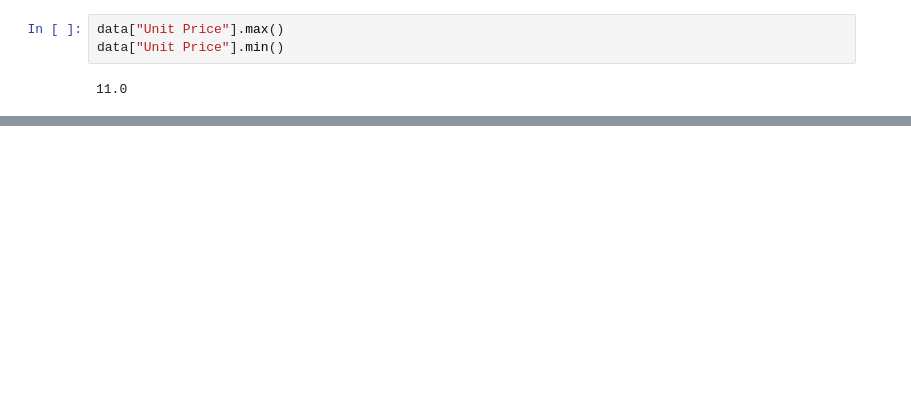
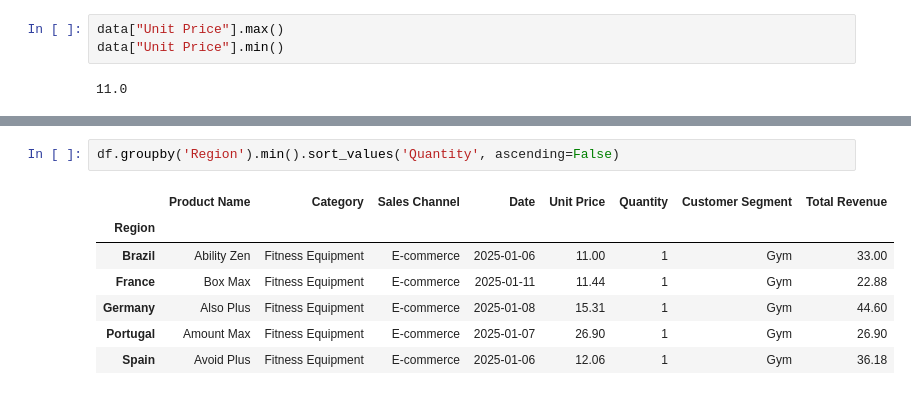
Before and after one commit to tadd2018/PythonRepo, a Jupyter notebook: carinfom.ipynb, the cells around one changed output, grey strips where cells are left out. Cells and saved outputs as stored; diff of their text form; blank space fills up the shorter version.

```diff
--- a/carinfom.ipynb
+++ b/carinfom.ipynb
@@ -74,0 +145,10 @@ data["Unit Price"].min()
+# %%
+df.groupby('Region').min().sort_values('Quantity', ascending=False)
+# %% [output]
+|  | Product Name | Category | Sales Channel | Date | Unit Price | Quantity | Customer Segment | Total Revenue |
+| Region |  |  |  |  |  |  |  |  |
+| Brazil | Ability Zen | Fitness Equipment | E-commerce | 2025-01-06 | 11.00 | 1 | Gym | 33.00 |
+| France | Box Max | Fitness Equipment | E-commerce | 2025-01-11 | 11.44 | 1 | Gym | 22.88 |
+| Germany | Also Plus | Fitness Equipment | E-commerce | 2025-01-08 | 15.31 | 1 | Gym | 44.60 |
+| Portugal | Amount Max | Fitness Equipment | E-commerce | 2025-01-07 | 26.90 | 1 | Gym | 26.90 |
+| Spain | Avoid Plus | Fitness Equipment | E-commerce | 2025-01-06 | 12.06 | 1 | Gym | 36.18 |
```
Also changed, not shown: parts of 8 cells of this notebook.
